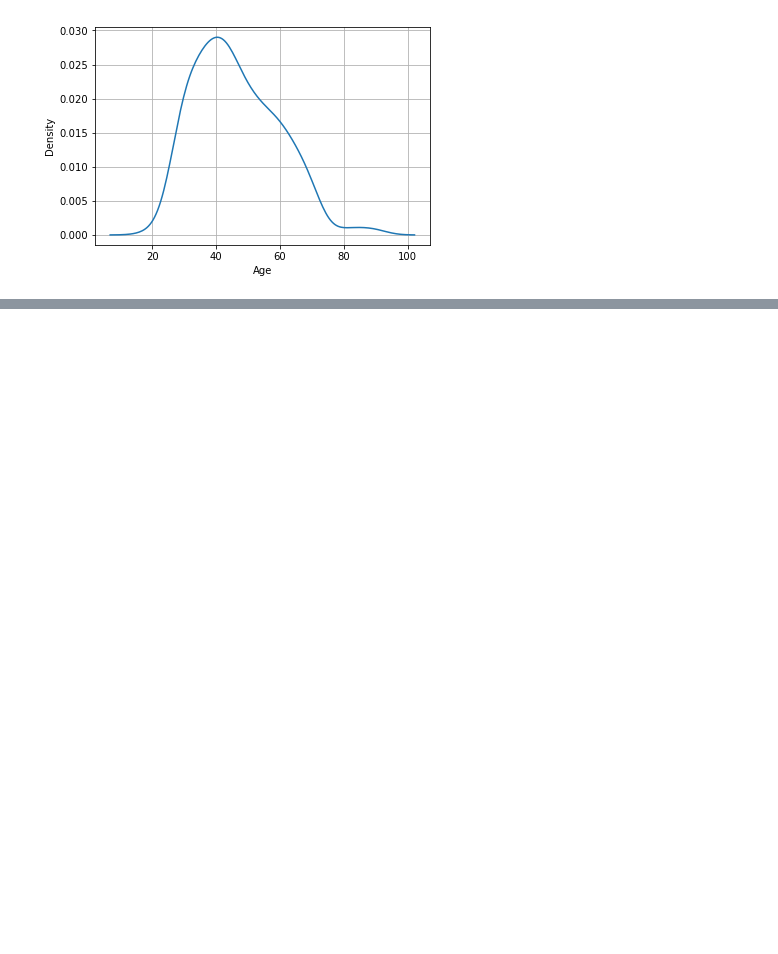
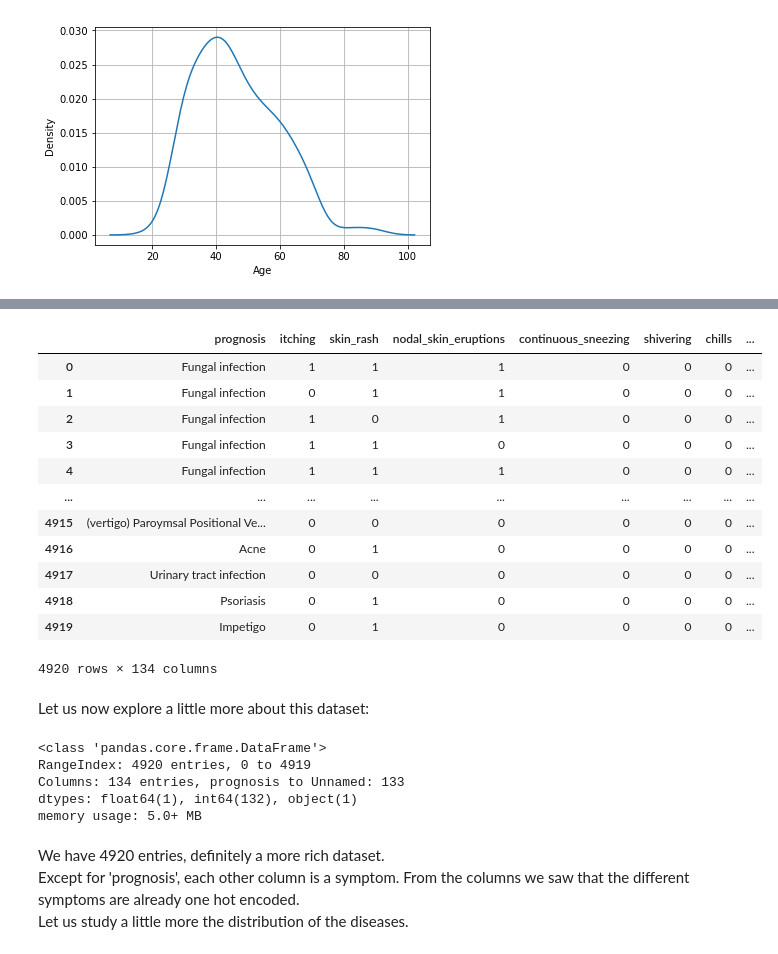
Before and after one commit to MNLKuzmin/Symptoms, a Jupyter notebook: Symptoms Project.ipynb, the cells around one changed output, grey strips where cells are left out. Drawn from its saved outputs; the diff is of its cells as text; code cells hidden in the pictures; blank space fills up the shorter version.

```diff
--- a/Symptoms Project.ipynb
+++ b/Symptoms Project.ipynb
@@ -274,0 +304,31 @@ plt.show()
+# %%
+df
+# %% [output]
+|  | prognosis | itching | skin_rash | nodal_skin_eruptions | continuous_sneezing | shivering | chills | ... |
+| 0 | Fungal infection | 1 | 1 | 1 | 0 | 0 | 0 | ... |
+| 1 | Fungal infection | 0 | 1 | 1 | 0 | 0 | 0 | ... |
+| 2 | Fungal infection | 1 | 0 | 1 | 0 | 0 | 0 | ... |
+| 3 | Fungal infection | 1 | 1 | 0 | 0 | 0 | 0 | ... |
+| 4 | Fungal infection | 1 | 1 | 1 | 0 | 0 | 0 | ... |
+| ... | ... | ... | ... | ... | ... | ... | ... | ... |
+| 4915 | (vertigo) Paroymsal Positional Ve... | 0 | 0 | 0 | 0 | 0 | 0 | ... |
+| 4916 | Acne | 0 | 1 | 0 | 0 | 0 | 0 | ... |
+| 4917 | Urinary tract infection | 0 | 0 | 0 | 0 | 0 | 0 | ... |
+| 4918 | Psoriasis | 0 | 1 | 0 | 0 | 0 | 0 | ... |
+| 4919 | Impetigo | 0 | 1 | 0 | 0 | 0 | 0 | ... |
+4920 rows × 134 columns
+# %% [markdown]
+Let us now explore a little more about this dataset:
+# %%
+df.info()
+# %% [output]
+<class 'pandas.core.frame.DataFrame'>
+RangeIndex: 4920 entries, 0 to 4919
+Columns: 134 entries, prognosis to Unnamed: 133
+dtypes: float64(1), int64(132), object(1)
+memory usage: 5.0+ MB
+# %% [markdown]
+We have 4920 entries, definitely a more rich dataset.
+<br>Except for 'prognosis', each other column is a symptom.
+From the columns we saw that the different symptoms are already one hot encoded.
+<br>Let us study a little more the distribution of the diseases.
```
Also changed, not shown: parts of 9 cells of this notebook.
